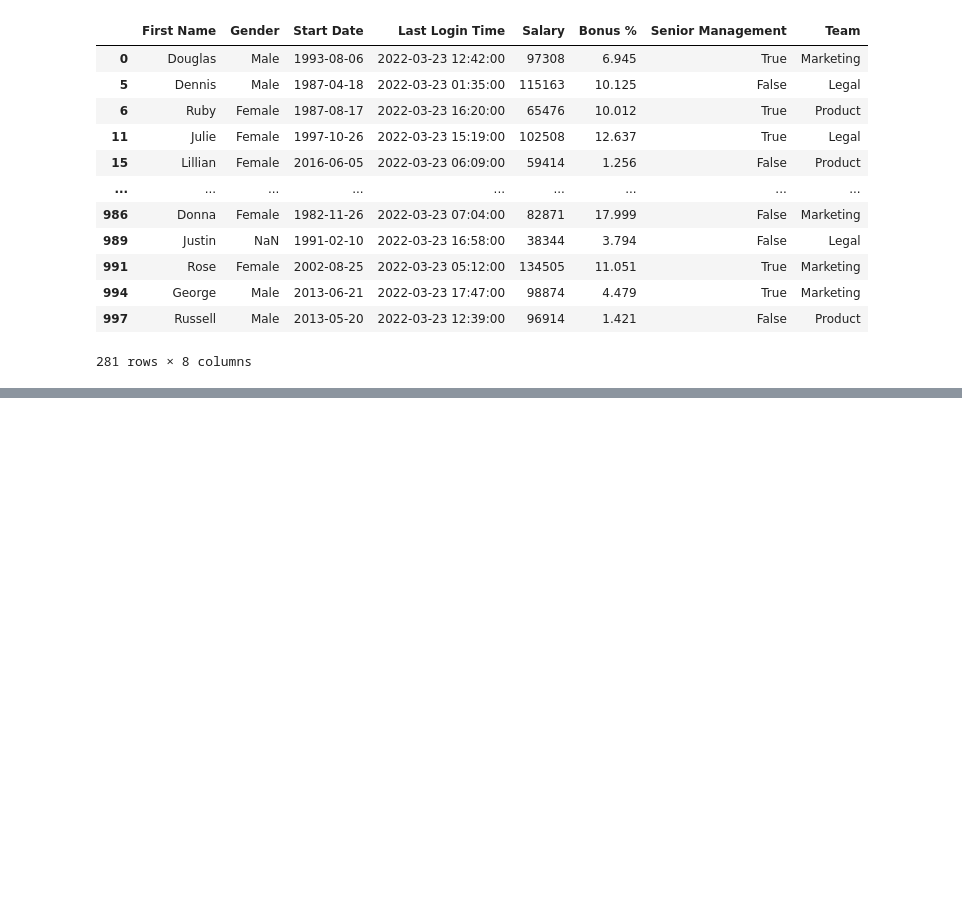
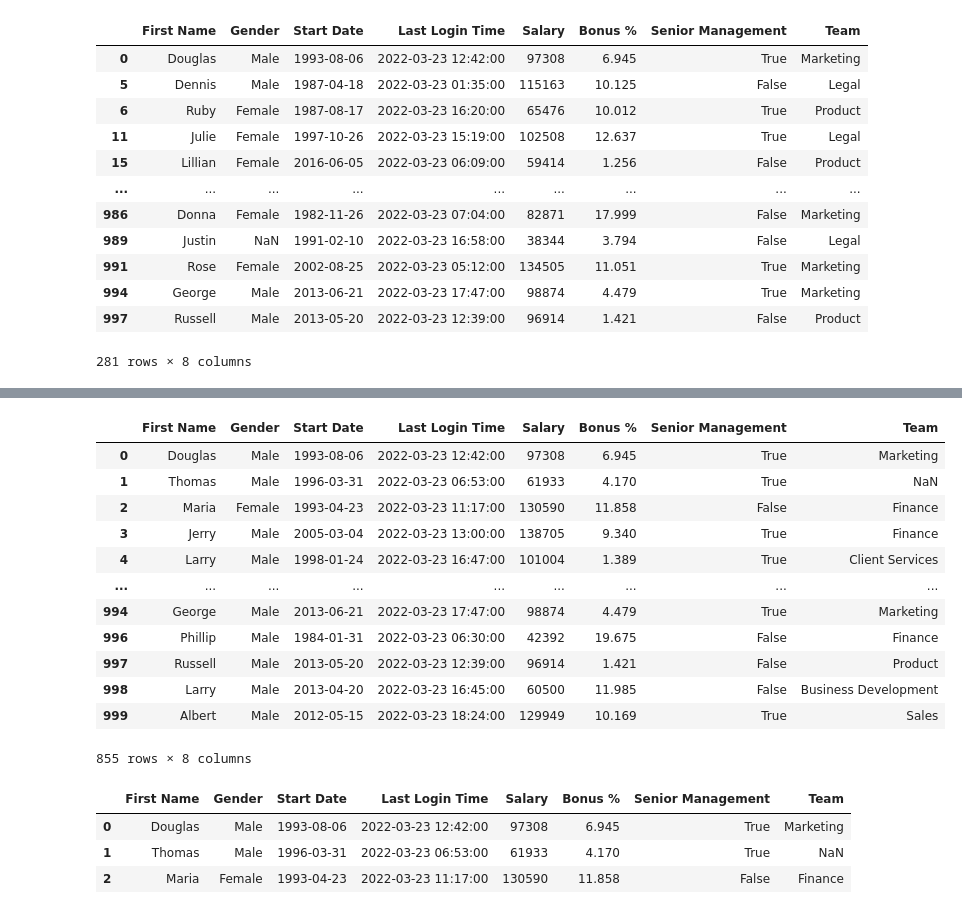
Before and after one commit to junclemente/tfs-pandas, a Jupyter notebook: DataFrames 2.2.ipynb, the cells around one changed output, grey strips where cells are left out. Saved outputs shown, nothing was run; the diff lists cells and outputs as text; code cells hidden in the pictures; blank space fills up the shorter version.

```diff
--- a/DataFrames 2.2.ipynb
+++ b/DataFrames 2.2.ipynb
@@ -51,3 +52,9 @@ df[mask]
 | 994 | George | Male | 2013-06-21 | 2022-03-23 17:47:00 | 98874 | 4.479 | True | Marketing |
 | 997 | Russell | Male | 2013-05-20 | 2022-03-23 12:39:00 | 96914 | 1.421 | False | Product |
 281 rows × 8 columns
+# %%
+# .isnull() and .notnull() Methods
+df = pd.read_csv("employees.csv", parse_dates = ["Start Date", "Last Login Time"])
+df["Senior Management"] = df["Senior Management"].astype("bool")
+df["Gender"] = df["Gender"].astype("category")
+df.head(3)
@@ -53,0 +88,29 @@ df[mask]
+# %%
+# Gender is not null
+mask = df["Gender"].notnull()
+df[mask]
+# %% [output]
+|  | First Name | Gender | Start Date | Last Login Time | Salary | Bonus % | Senior Management | Team |
+| 0 | Douglas | Male | 1993-08-06 | 2022-03-23 12:42:00 | 97308 | 6.945 | True | Marketing |
+| 1 | Thomas | Male | 1996-03-31 | 2022-03-23 06:53:00 | 61933 | 4.170 | True | NaN |
+| 2 | Maria | Female | 1993-04-23 | 2022-03-23 11:17:00 | 130590 | 11.858 | False | Finance |
+| 3 | Jerry | Male | 2005-03-04 | 2022-03-23 13:00:00 | 138705 | 9.340 | True | Finance |
+| 4 | Larry | Male | 1998-01-24 | 2022-03-23 16:47:00 | 101004 | 1.389 | True | Client Services |
+| ... | ... | ... | ... | ... | ... | ... | ... | ... |
+| 994 | George | Male | 2013-06-21 | 2022-03-23 17:47:00 | 98874 | 4.479 | True | Marketing |
+| 996 | Phillip | Male | 1984-01-31 | 2022-03-23 06:30:00 | 42392 | 19.675 | False | Finance |
+| 997 | Russell | Male | 2013-05-20 | 2022-03-23 12:39:00 | 96914 | 1.421 | False | Product |
+| 998 | Larry | Male | 2013-04-20 | 2022-03-23 16:45:00 | 60500 | 11.985 | False | Business Development |
+| 999 | Albert | Male | 2012-05-15 | 2022-03-23 18:24:00 | 129949 | 10.169 | True | Sales |
+855 rows × 8 columns
+# %%
+# .between() Method; creates brand new boolean series like .isnull(), .notnull()
+df = pd.read_csv("employees.csv", parse_dates = ["Start Date", "Last Login Time"])
+df["Senior Management"] = df["Senior Management"].astype("bool")
+df["Gender"] = df["Gender"].astype("category")
+df.head(3)
+# %% [output]
+|  | First Name | Gender | Start Date | Last Login Time | Salary | Bonus % | Senior Management | Team |
+| 0 | Douglas | Male | 1993-08-06 | 2022-03-23 12:42:00 | 97308 | 6.945 | True | Marketing |
+| 1 | Thomas | Male | 1996-03-31 | 2022-03-23 06:53:00 | 61933 | 4.170 | True | NaN |
+| 2 | Maria | Female | 1993-04-23 | 2022-03-23 11:17:00 | 130590 | 11.858 | False | Finance |
```
Also changed, not shown: parts of 11 cells of this notebook.
